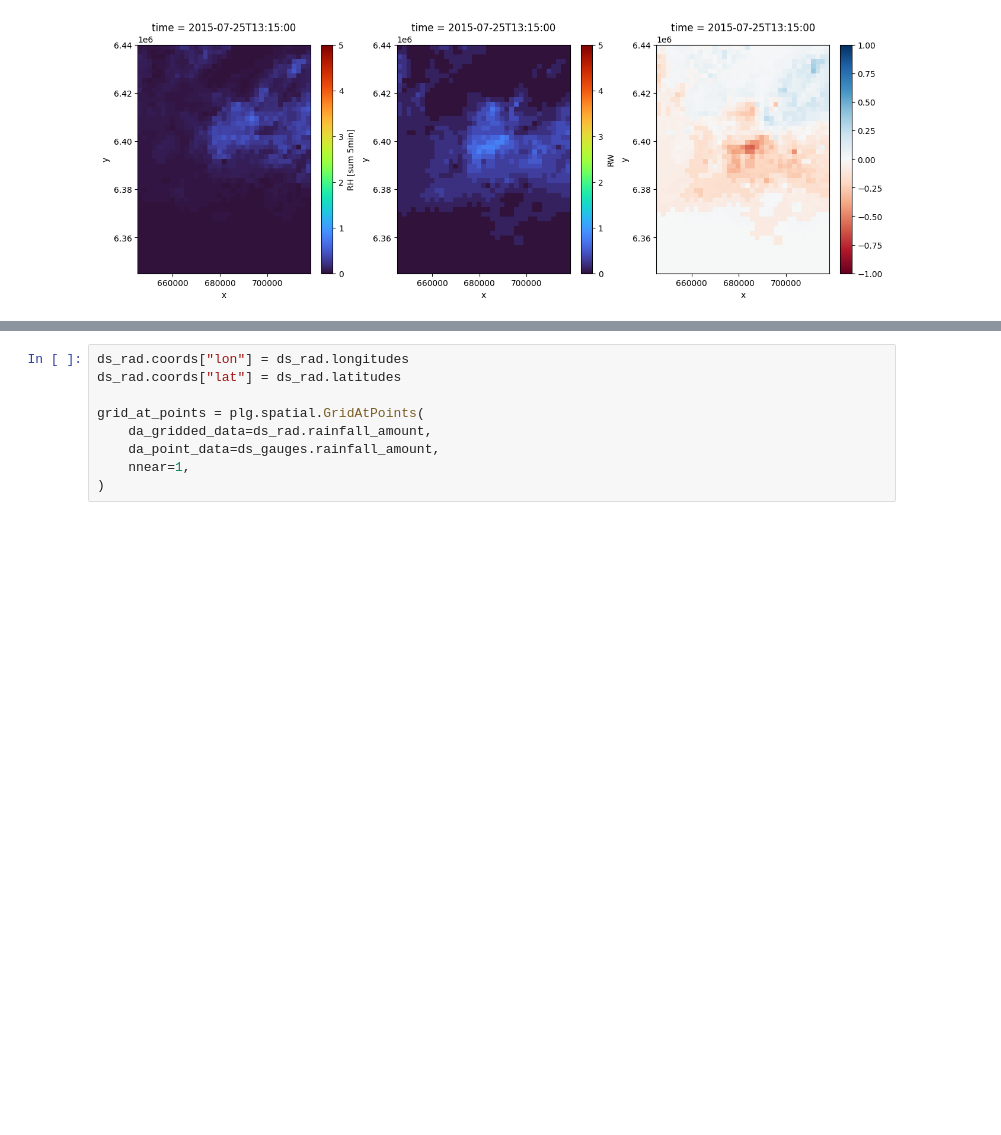
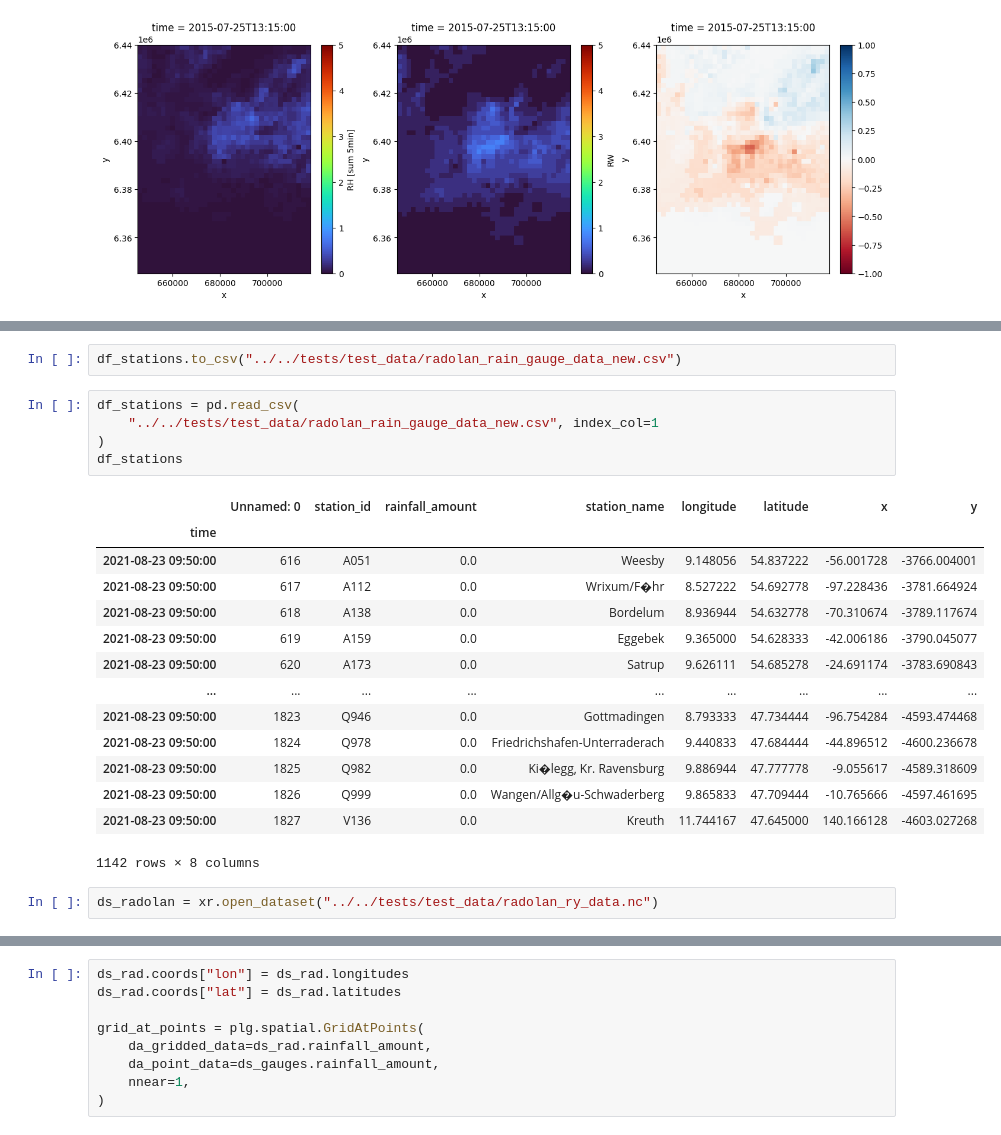
Before and after one commit to OpenSenseAction/mergeplg, a Jupyter notebook: docs/notebooks/openMRG_case_RADOLAN.ipynb, the cells around one changed output, grey strips where cells are left out. Drawn from its saved outputs; the diff is of its cells as text; blank space fills up the shorter version.

```diff
--- a/docs/notebooks/openMRG_case_RADOLAN.ipynb
+++ b/docs/notebooks/openMRG_case_RADOLAN.ipynb
@@ -178,0 +191,24 @@ for t in ds_radolan.time.data[5:10]:
+# %%
+df_stations.to_csv("../../tests/test_data/radolan_rain_gauge_data_new.csv")
+# %%
+df_stations = pd.read_csv(
+    "../../tests/test_data/radolan_rain_gauge_data_new.csv", index_col=1
+)
+df_stations
+# %% [output]
+|  | Unnamed: 0 | station_id | rainfall_amount | station_name | longitude | latitude | x | y |
+| time |  |  |  |  |  |  |  |  |
+| 2021-08-23 09:50:00 | 616 | A051 | 0.0 | Weesby | 9.148056 | 54.837222 | -56.001728 | -3766.004001 |
+| 2021-08-23 09:50:00 | 617 | A112 | 0.0 | Wrixum/F�hr | 8.527222 | 54.692778 | -97.228436 | -3781.664924 |
+| 2021-08-23 09:50:00 | 618 | A138 | 0.0 | Bordelum | 8.936944 | 54.632778 | -70.310674 | -3789.117674 |
+| 2021-08-23 09:50:00 | 619 | A159 | 0.0 | Eggebek | 9.365000 | 54.628333 | -42.006186 | -3790.045077 |
+| 2021-08-23 09:50:00 | 620 | A173 | 0.0 | Satrup | 9.626111 | 54.685278 | -24.691174 | -3783.690843 |
+| ... | ... | ... | ... | ... | ... | ... | ... | ... |
+| 2021-08-23 09:50:00 | 1823 | Q946 | 0.0 | Gottmadingen | 8.793333 | 47.734444 | -96.754284 | -4593.474468 |
+| 2021-08-23 09:50:00 | 1824 | Q978 | 0.0 | Friedrichshafen-Unterraderach | 9.440833 | 47.684444 | -44.896512 | -4600.236678 |
+| 2021-08-23 09:50:00 | 1825 | Q982 | 0.0 | Ki�legg, Kr. Ravensburg | 9.886944 | 47.777778 | -9.055617 | -4589.318609 |
+| 2021-08-23 09:50:00 | 1826 | Q999 | 0.0 | Wangen/Allg�u-Schwaderberg | 9.865833 | 47.709444 | -10.765666 | -4597.461695 |
+| 2021-08-23 09:50:00 | 1827 | V136 | 0.0 | Kreuth | 11.744167 | 47.645000 | 140.166128 | -4603.027268 |
+1142 rows × 8 columns
+# %%
+ds_radolan = xr.open_dataset("../../tests/test_data/radolan_ry_data.nc")
```
Also changed, not shown: parts of 5 cells of this notebook.
